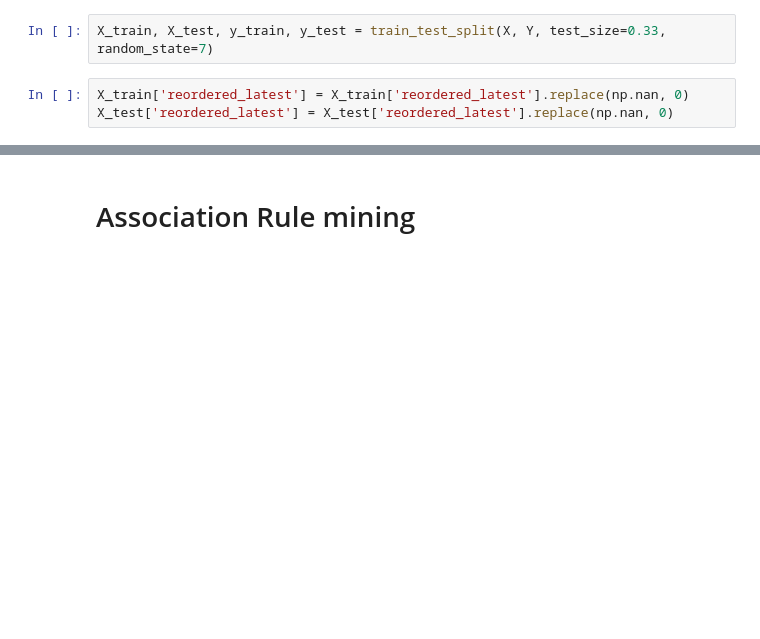
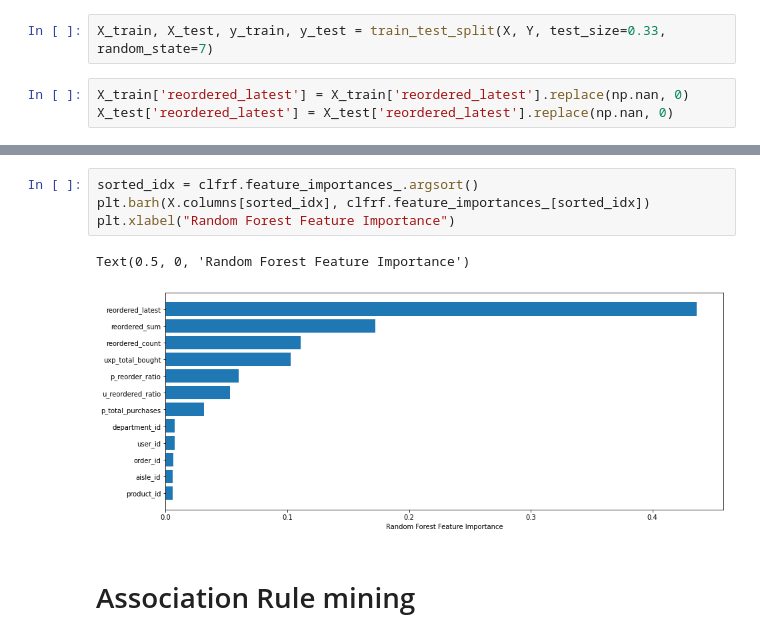
Before and after one commit to srpanchal/Instacart-Market-Basket-Analysis, a Jupyter notebook: Instacart.ipynb, the cells around one changed output, grey strips where cells are left out. Drawn from its saved outputs; the diff is of its cells as text; blank space fills up the shorter version.

Commit message:
added feature importance

```diff
--- a/Instacart.ipynb
+++ b/Instacart.ipynb
@@ -563,3 +578,10 @@ Wall time: 3min 3s
+# %%
+sorted_idx = clfrf.feature_importances_.argsort()
+plt.barh(X.columns[sorted_idx], clfrf.feature_importances_[sorted_idx])
+plt.xlabel("Random Forest Feature Importance")
+# %% [output]
+Text(0.5, 0, 'Random Forest Feature Importance')
+[figure, added]
 # %% [markdown]
 # Association Rule mining
 # %%
```
Also changed, not shown: parts of 5 cells of this notebook.
